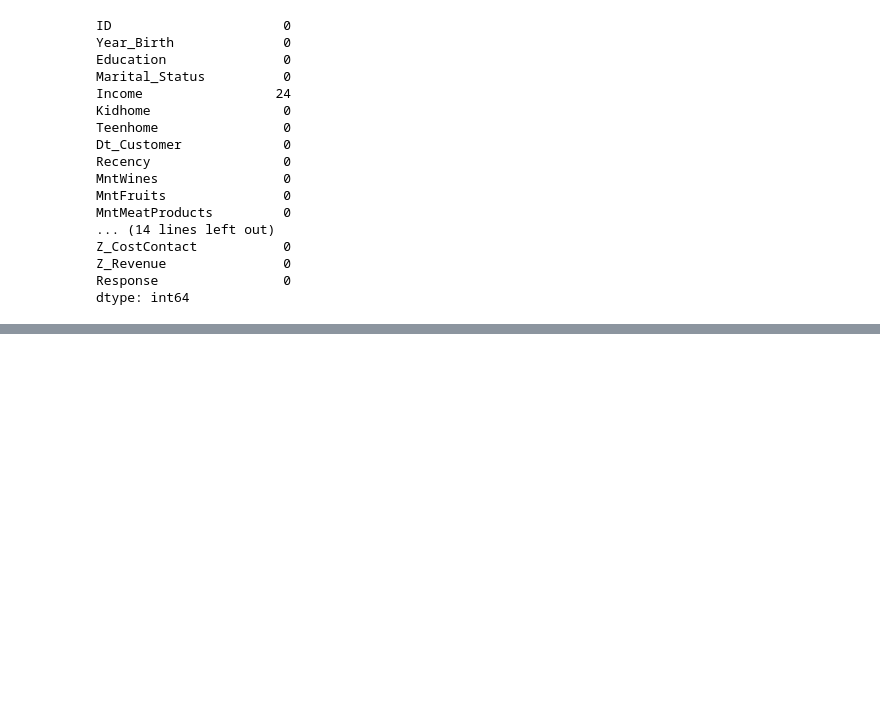
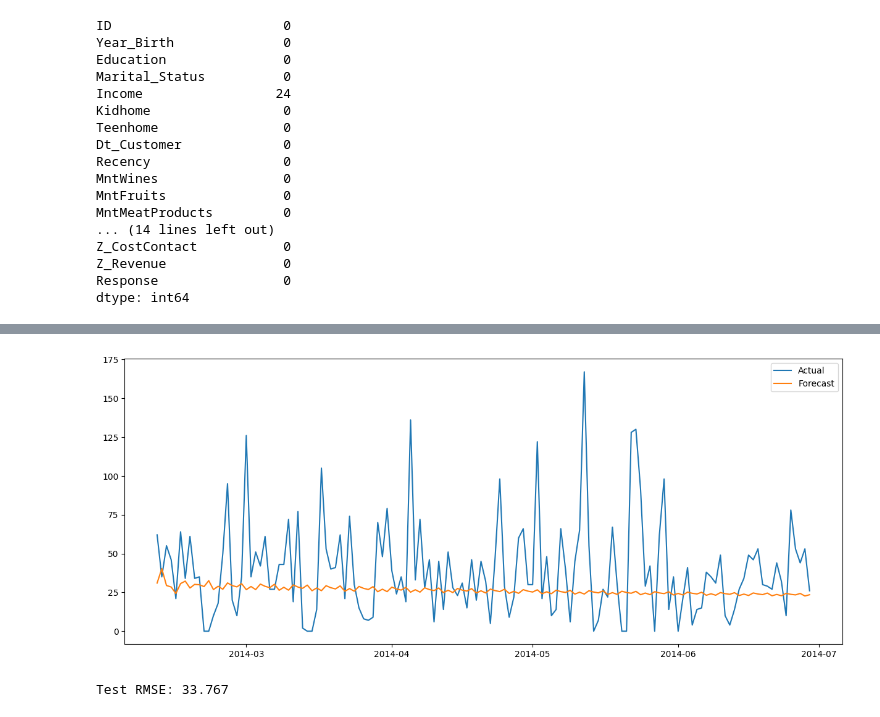
Before and after one commit to SantiagoArenas/TFG_Santiago, a Jupyter notebook: dataAcquisition/marketingCampaign2/campaign2TimeSeries.ipynb, the cells around one changed output, grey strips where cells are left out. Cells and saved outputs as stored; diff of their text form; code cells hidden in the pictures; blank space fills up the shorter version.

```diff
--- a/dataAcquisition/marketingCampaign2/campaign2TimeSeries.ipynb
+++ b/dataAcquisition/marketingCampaign2/campaign2TimeSeries.ipynb
@@ -48,0 +131,4 @@ db.head()
+# %%
+# Splitting data into train and test
+train_size = int(len(db_timeseries) * 0.8)
+train, test = db_timeseries.iloc[:train_size], db_timeseries.iloc[train_size:]
@@ -48,0 +151,4 @@ db.head()
+# %%
+# Auto arima model
+from pmdarima import auto_arima
+model = auto_arima(train, seasonal=True, m=7)
@@ -48,0 +182,18 @@ db.head()
+# %%
+# Plot the forecast and the actual values
+forecast = model.predict(n_periods=len(test))
+plt.figure(figsize=(15, 6))
+plt.plot(test.index, test.values, label='Actual')
+plt.plot(test.index, forecast, label='Forecast')
+plt.legend()
+plt.show()
+# %% [output]
+[figure, added]
+# %%
+# evaluate the model
+from sklearn.metrics import mean_squared_error
+from math import sqrt
+rmse = sqrt(mean_squared_error(test, forecast))
+print('Test RMSE: %.3f' % rmse)
+# %% [output]
+Test RMSE: 33.767
```
Also changed, not shown: parts of 13 cells of this notebook, 1 other file.
